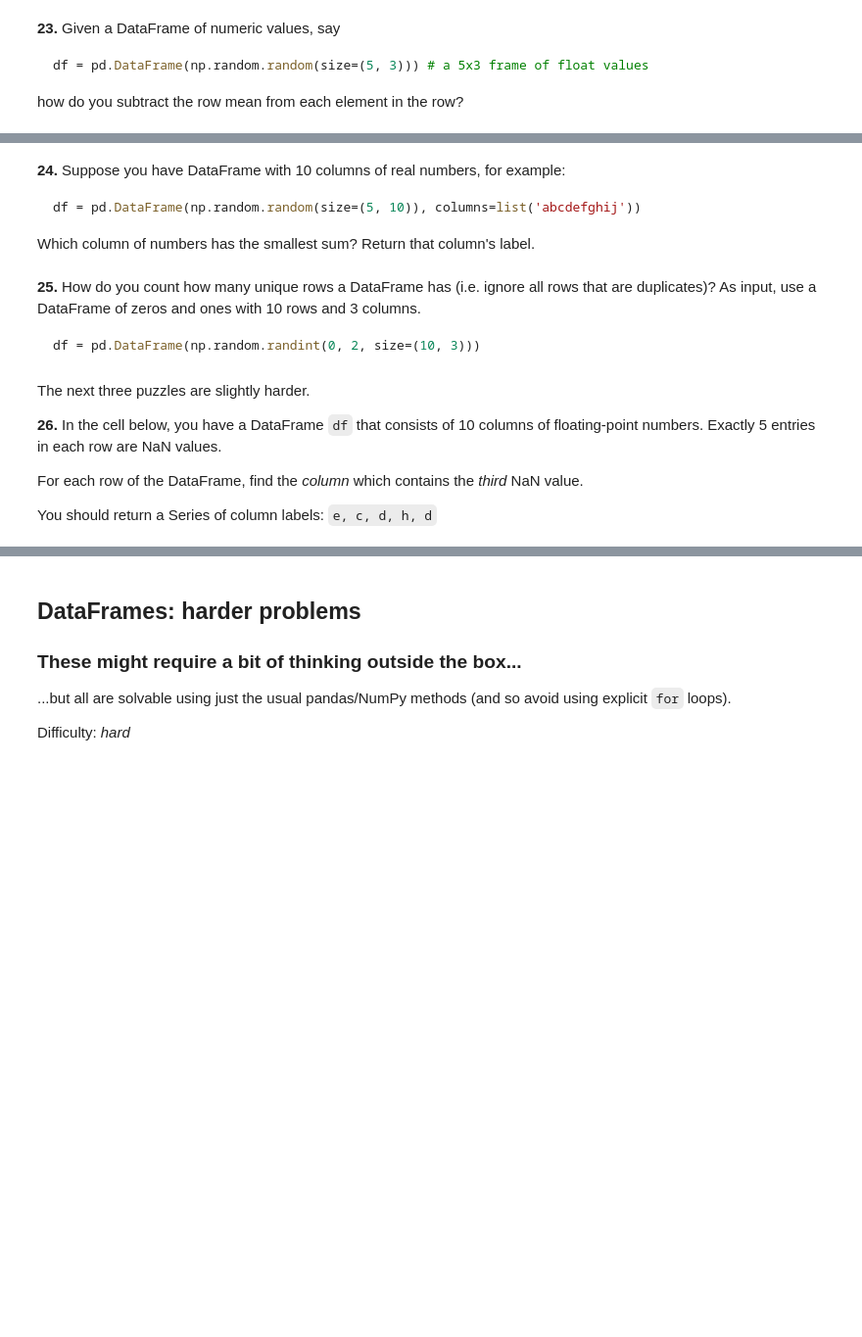
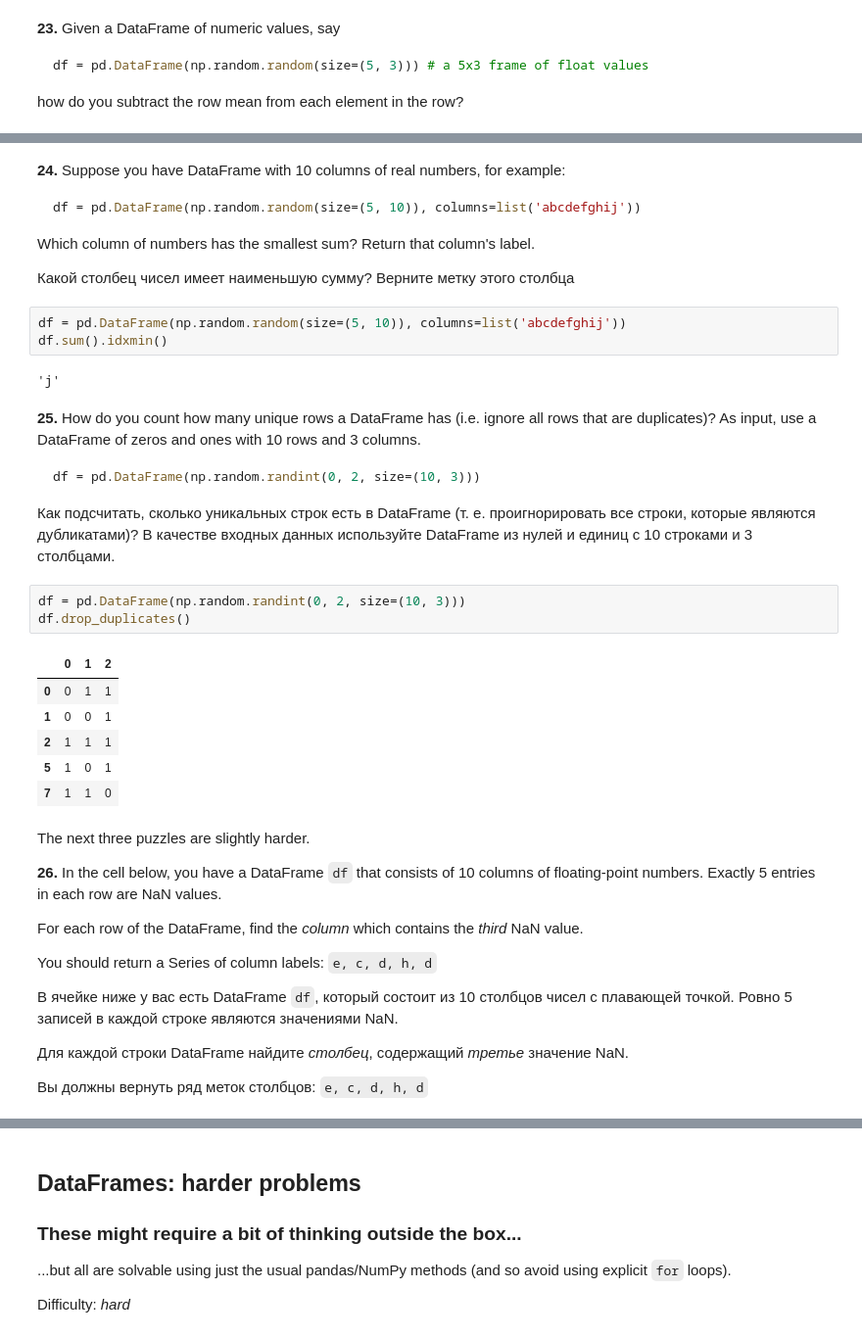
Before and after one commit to sbaranovn/100-pandas-puzzles, a Jupyter notebook: 100-pandas-puzzles.ipynb, the cells around one changed output, grey strips where cells are left out. Shown: that part at 98% size. Saved outputs shown, nothing was run; the diff lists cells and outputs as text; blank space fills up the shorter version.

````diff
--- a/100-pandas-puzzles.ipynb
+++ b/100-pandas-puzzles.ipynb
@@ -300,12 +328,31 @@ how do you subtract the row mean from each element in the row?
 df = pd.DataFrame(np.random.random(size=(5, 10)), columns=list('abcdefghij'))
 ```
 Which column of numbers has the smallest sum?  Return that column's label.
+
+Какой столбец чисел имеет наименьшую сумму? Верните метку этого столбца
+# %%
+df = pd.DataFrame(np.random.random(size=(5, 10)), columns=list('abcdefghij'))
+df.sum().idxmin()
+# %% [output]
+'j'
 # %% [markdown]
 **25.** How do you count how many unique rows a DataFrame has (i.e. ignore all rows that are duplicates)? As input, use a DataFrame of zeros and ones with 10 rows and 3 columns.
 
 ```python
 df = pd.DataFrame(np.random.randint(0, 2, size=(10, 3)))
 ```
+
+Как подсчитать, сколько уникальных строк есть в DataFrame (т. е. проигнорировать все строки, которые являются дубликатами)? В качестве входных данных используйте DataFrame из нулей и единиц с 10 строками и 3 столбцами.
+# %%
+df = pd.DataFrame(np.random.randint(0, 2, size=(10, 3)))
+df.drop_duplicates()
+# %% [output]
+|  | 0 | 1 | 2 |
+| 0 | 0 | 1 | 1 |
+| 1 | 0 | 0 | 1 |
+| 2 | 1 | 1 | 1 |
+| 5 | 1 | 0 | 1 |
+| 7 | 1 | 1 | 0 |
 # %% [markdown]
 The next three puzzles are slightly harder.
 
@@ -315,4 +362,10 @@ The next three puzzles are slightly harder.
 For each row of the DataFrame, find the *column* which contains the *third* NaN value.
 
 You should return a Series of column labels: `e, c, d, h, d`
+
+ В ячейке ниже у вас есть DataFrame `df`, который состоит из 10 столбцов чисел с плавающей точкой. Ровно 5 записей в каждой строке являются значениями NaN.
+
+Для каждой строки DataFrame найдите *столбец*, содержащий *третье* значение NaN.
+
+Вы должны вернуть ряд меток столбцов: `e, c, d, h, d`
 # %%
````
Also changed, not shown: parts of 7 cells of this notebook, 1 other file.
